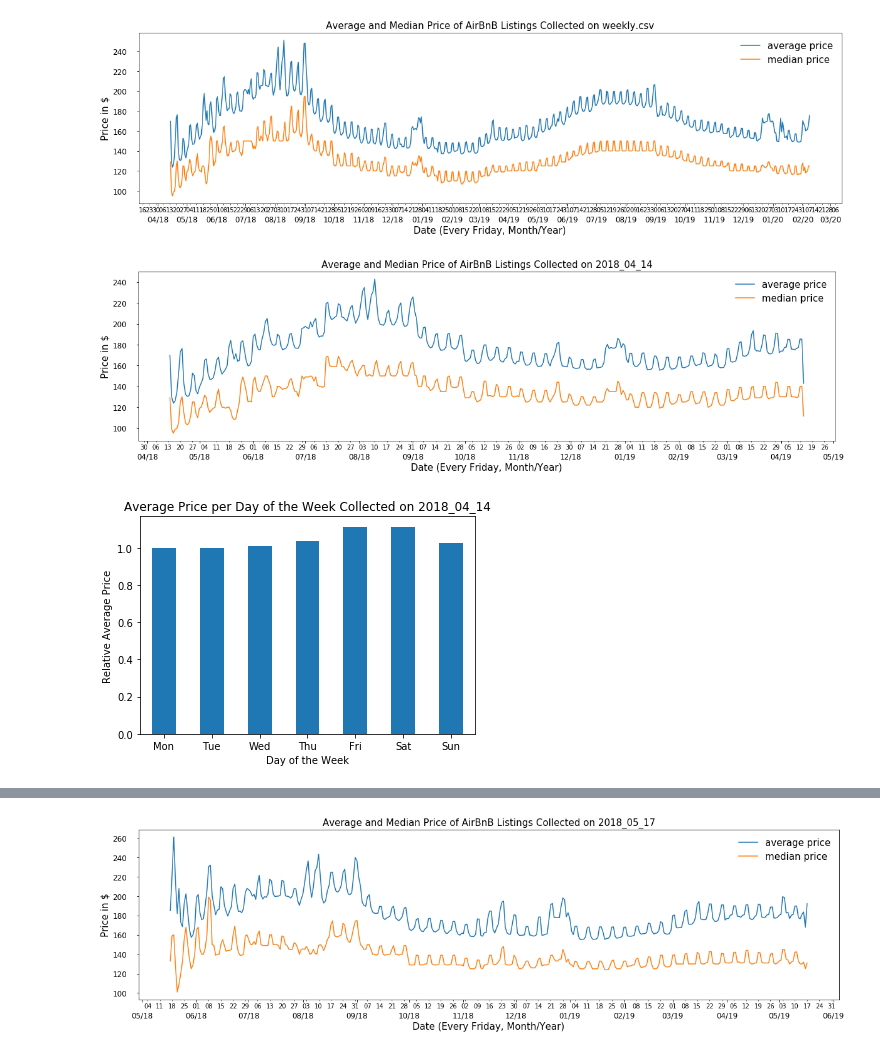
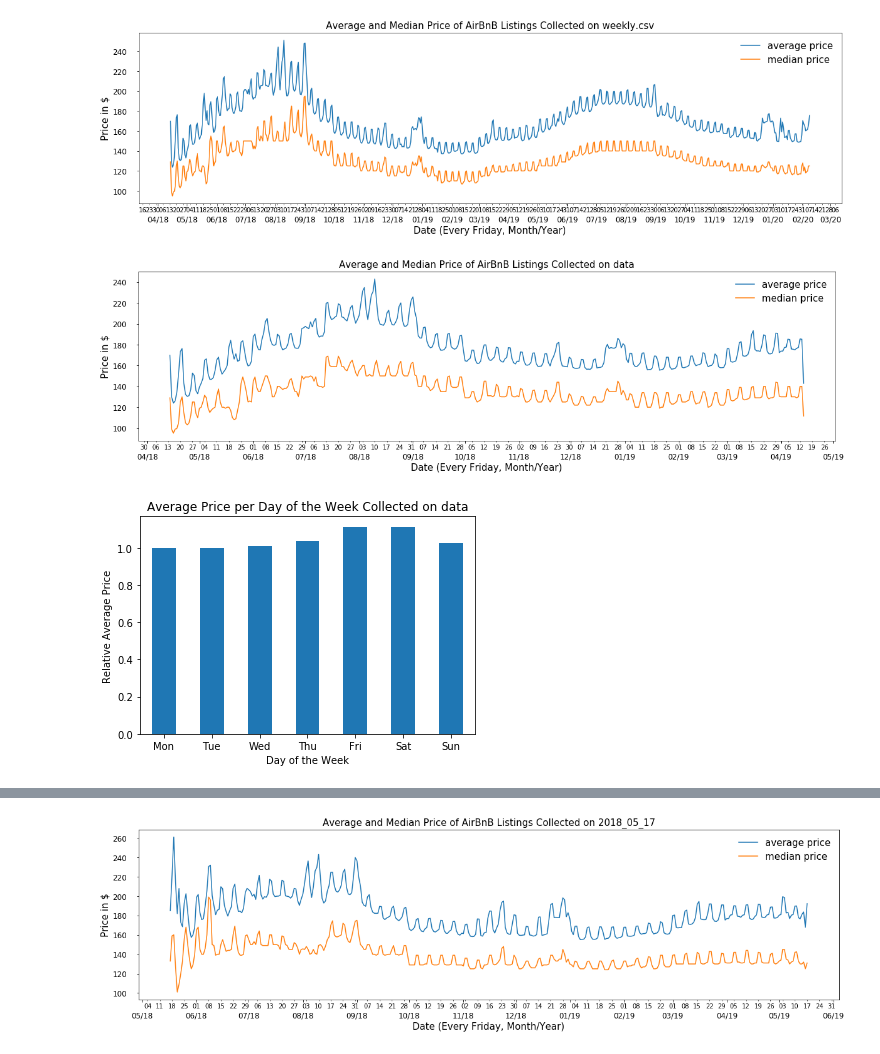
Before and after one commit to hengjiwang/seattle_airbnb_prediction, a Jupyter notebook: clean_and_feature_extraction/calendar_exploration.ipynb, the cells around one changed output, grey strips where cells are left out. Cells and saved outputs as stored; diff of their text form; code cells hidden in the pictures.

Commit message:
merge-list-calendar

```diff
--- a/clean_and_feature_extraction/calendar_exploration.ipynb
+++ b/clean_and_feature_extraction/calendar_exploration.ipynb
@@ -24,8 +24,8 @@ def ave_price_day(df,fl):
     #save the average dialy price to "dialyprice.csv" in the orinial folder
     date = np.sort(df['date'].unique())
     ave_price = [df[df['date']==d]['price'].mean() for d in date]
-    out = "/".join(fl.split('/')[0:-1])+'/dialyprice.csv'
-    pd.DataFrame(ave_price,index=date,columns=['ave_price']).to_csv(out)
+    #out = "/".join(fl.split('/')[0:-1])+'/dialyprice.csv'
+    #pd.DataFrame(ave_price,index=date,columns=['ave_price']).to_csv(out)
     median_price = [df[df['date']==d]['price'].median() for d in date]
     #plot
     plt.figure(figsize=(20,5))
@@ -59,8 +59,8 @@ def ave_price_weekly(df,fl):
     week = ['Mon','Tue','Wed','Thu','Fri','Sat','Sun']
     houses = [ one_house(df,l) for l in listings]
     houses = pd.DataFrame(houses,index=listings,columns=week).dropna()
-    out = "/".join(fl.split('/')[0:-1])+'/weeklyprice.csv'
-    houses.to_csv(out)
+    #out = "/".join(fl.split('/')[0:-1])+'/weeklyprice.csv'
+    #houses.to_csv(out)
     #calculate the relative price and plot
     rel_price=houses.apply(lambda x: x/x[0],axis=1).apply(lambda x: x.sum(),axis=0).to_frame().apply(lambda x: x/x[0],axis=0)
     rel_price.plot(kind='bar',legend=False)
@@ -69,11 +69,13 @@ def ave_price_weekly(df,fl):
     plt.ylabel('Relative Average Price')
     plt.title('Average Price per Day of the Week Collected on '+fl.split('/')[1])
     plt.show()
+    return houses
 
 def explore_calendar(fl):
     clean_df = clean_calendar(fl)
     ave_price_day(clean_df,fl)
-    ave_price_weekly(clean_df,fl)
+    week = ave_price_weekly(clean_df,fl)
+    return week
 # %%
 files = ['2018_04_14','2018_05_17','2018_07_17','2018_08_16','2018_09_14','2018_10_11','2018_11_15','2018_12_13','2019_01_17','2019_02_09']
 mergedf = pd.concat([clean_calendar('data/'+f+'/calendar.csv') for f in files],sort=False,join='inner')
@@ -82,8 +84,8 @@ mergedf = pd.concat([clean_calendar('data/'+f+'/calendar.csv') for f in files],s
 ave_price_day(mergedf,'data/weekly.csv')
 # %% [output]
 [figure]
-# %%
-explore_calendar('data/2018_04_14/calendar.csv')
-# %% [output]
-[figure, removed]
-[figure, removed]
+# %%
+week = explore_calendar('../data/2018_04_14/calendar.csv').apply(lambda x: x/x[0],axis=1).apply(lambda x: x.sum(),axis=0).to_frame().apply(lambda x: x/x[0],axis=0)
+# %% [output]
+[figure, added]
+[figure, added]
```
Also changed, not shown: parts of 2 cells of this notebook, 5 other files.
